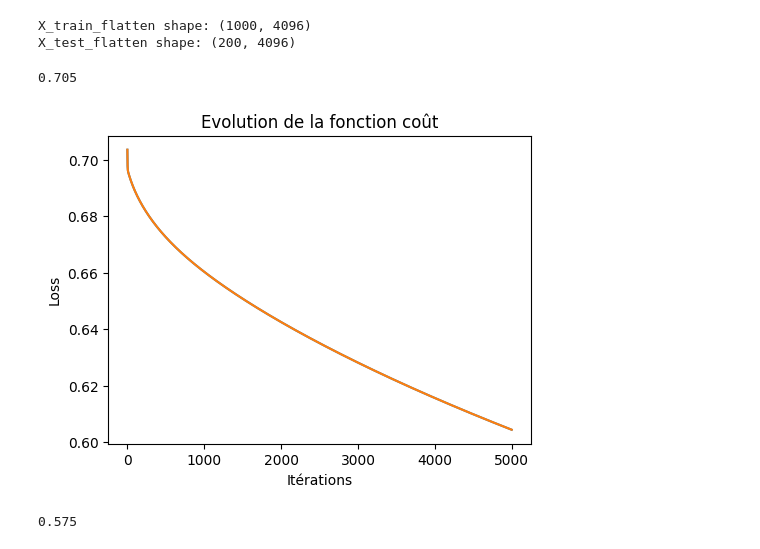
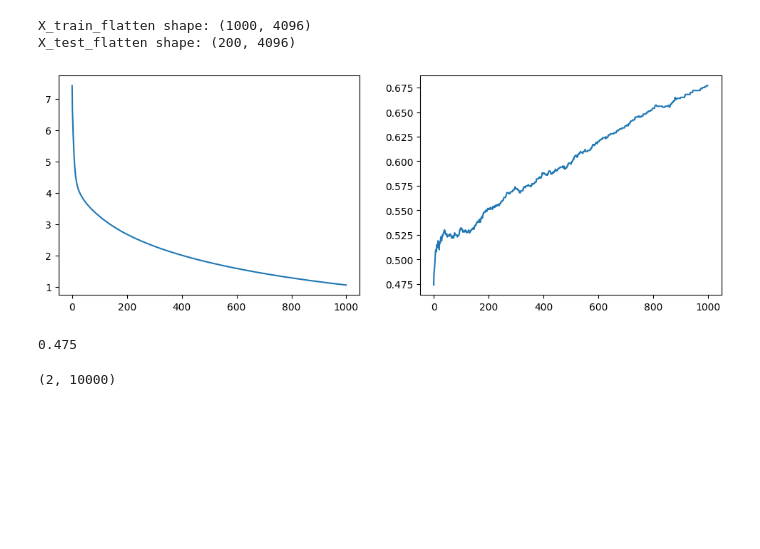
Before and after one commit to Yassin97440/first_neurones, a Jupyter notebook: cat_vs_dog.ipynb, the cells around one changed output. Saved outputs shown, nothing was run; the diff lists cells and outputs as text; code cells hidden in the pictures; blank space fills up the shorter version.

```diff
--- a/cat_vs_dog.ipynb
+++ b/cat_vs_dog.ipynb
@@ -54,6 +54,9 @@ def artificial_neuron(X, y, learning_rate = 0.1, n_iter = 100):
     # initialisation W, b
     W, b = initialisation(X)
 
+    nb_iter = 10
+    j = 0
+    histo = np.zeros((n_iter // nb_iter, 5))
     Loss = []
 
     for i in range(n_iter):
@@ -62,6 +65,15 @@ def artificial_neuron(X, y, learning_rate = 0.1, n_iter = 100):
         dW, db = gradients(A, X, y)
         W, b = update(dW, db, W, b, learning_rate)
 
+        #visualisation de la déscente de gradient
+        if i % nb_iter == 0:
+            histo[j, 0] = W[0]
+            histo[j, 1] = W[1]
+            histo[j, 2] = b
+            histo[j, 3] = i
+            histo[j, 4] = log_loss(A, y)
+            j += 1
+
     y_pred = predict(X, W, b)
     print(accuracy_score(y, y_pred))
 
@@ -79,8 +91,8 @@ W, b = artificial_neuron(X, y)
 Le but de l'exervice est d'entrainer le modèle à l'aide d'un datasets donné afin qu'il puisse reconnaitre un chien ou un chat à partir d'une photo
 # %%
 def initialisation(X):
-    W = np.random.randn(X.shape[1], 1) *-0.01  # Réduire l'échelle des poids
-    b = 0.0 # Initialiser le biais à zéro
+    W = np.random.randn(X.shape[1], 1) # Réduire l'échelle des poids
+    b = 1 # Initialiser le biais à zéro
     return (W, b)
 # %%
 def model(X, W, b):
@@ -113,31 +127,36 @@ from sklearn.metrics import accuracy_score
 # %%
-def artificial_neuron(X, y, learning_rate = 0.001, n_iter = 5000):
+def artificial_neuron(X, y, learning_rate = 0.1, n_iter = 100):
     # initialisation W, b
     W, b = initialisation(X)
+    W[1], W[2] = -7.5, -7.5
+
 
     Loss = []
+    acc = []
 
-    for i in range(n_iter):
+    for i in tqdm(range(n_iter)):
+
         A = model(X, W, b)
-        Loss.append(log_loss(A, y))
+
+        if i % 10 == 0:
+            #calcul du cout
+            Loss.append(log_loss(A, y))
+            #calcul de l'accuracy
+            y_pred = predict(X, W, b)
+            acc.append(accuracy_score(y, y_pred))
+
         dW, db = gradients(A, X, y)
         W, b = update(dW, db, W, b, learning_rate)
 
 
-    y_pred = predict(X, W, b)
-    print(accuracy_score(y, y_pred))
 
         # Affichage des courbes
     plt.figure(figsize=(12, 4))
-
     plt.subplot(1, 2, 1)
     plt.plot(Loss)
-    plt.title("Evolution de la fonction coût")
-    plt.xlabel("Itérations")
-    plt.ylabel("Loss")
+    plt.subplot(1, 2, 2)
+    plt.plot(acc)
 
-
-    plt.plot(Loss)
     plt.show()
 
     return (W, b)
@@ -198,13 +217,27 @@ X_train_flatten shape: (1000, 4096)
 X_test_flatten shape: (200, 4096)
 # %%
 #Entrainer le modèle
-W, b = artificial_neuron(X_train_flatten, y_train)
+W, b = artificial_neuron(X_train_flatten, y_train, learning_rate=0.01, n_iter=10000)
 # %% [output]
-0.705
-[figure, old version]
+[figure, new version]
 # %%
 #test du modèle après entrainement
 y_pred = predict(X_test_flatten, W, b)
 print(accuracy_score(y_test, y_pred))
 # %% [output]
-0.575
+0.475
+# %%
+
+#corection
+#visualisation des résultats de la normalisation
+lim=10
+h = 100
+W1 = np.linspace(-lim, lim, h)
+W2 = np.linspace(-lim, lim, h)
+
+W11, W22 = np.meshgrid(W1, W2)
+
+W_final = np.c_[W11.ravel(), W22.ravel()].T
+W_final.shape
+# %% [output]
+(2, 10000)
```
Also changed, not shown: parts of 4 cells of this notebook.
